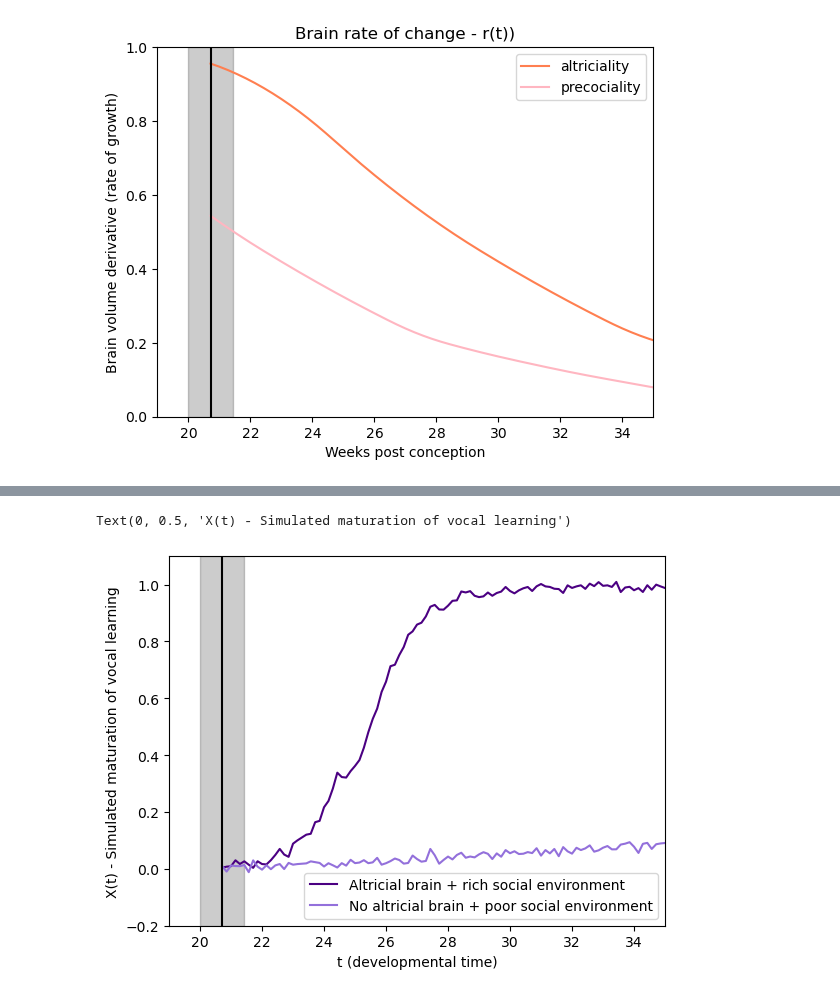
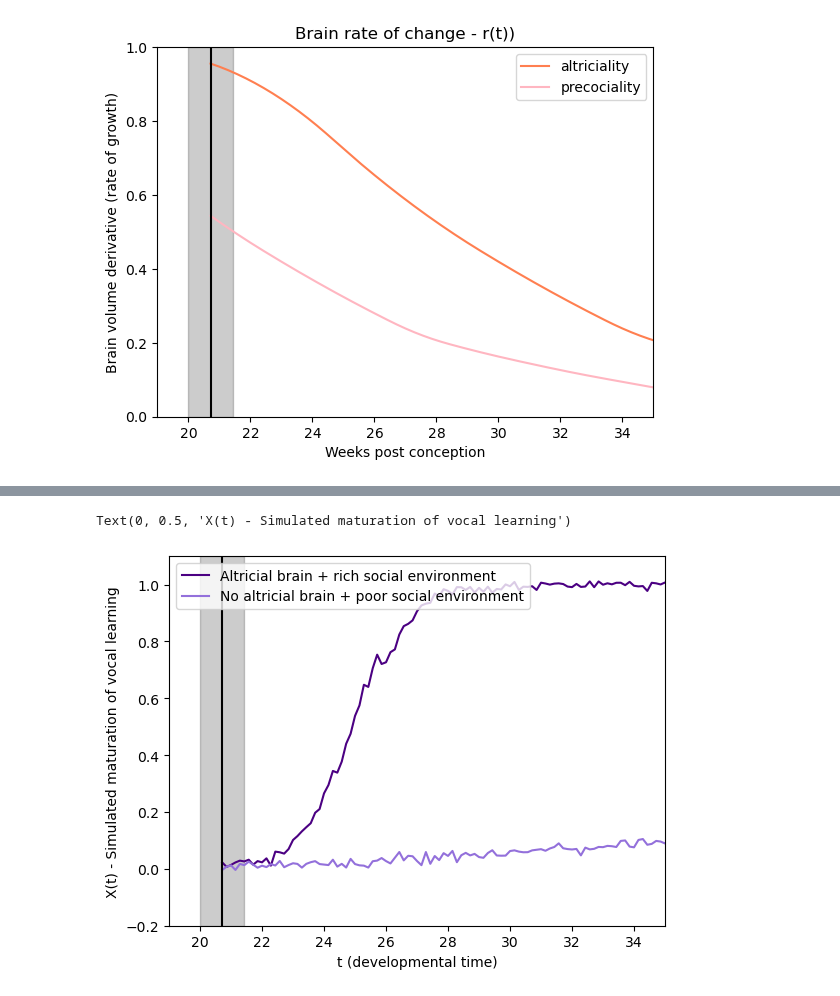
Before and after one commit to biagzi/altricial_brain_vocal_learning, a Jupyter notebook: code/Fig3.ipynb, the cells around one changed output, grey strips where cells are left out. Saved outputs shown, nothing was run; the diff lists cells and outputs as text; code cells hidden in the pictures.

```diff
--- a/code/Fig3.ipynb
+++ b/code/Fig3.ipynb
@@ -227,7 +227,4 @@ plt.savefig("{0}/figs/3C_copy.pdf".format(PYTHON_PATH),dpi = 800)
 # %%
-control_stimuli = 0
-end_stimuli = 3
-
 x0 = 0.01
 x1 = gestation_weeks
 x2 = 30
@@ -245,32 +242,32 @@ plt.plot(t, u, color,label = label)
 # s = final_low
 # label = "Altricial brain + poor social environment"
 # color = 'navajowhite'
 # u, t ,ri = logistic_stimuli(x0,dt,T,s,r,A,t0 = t0,stimuli=stimuli,noise_var=noise_var)
 # plt.plot(t, u, color,label = label)
 
 # r = brain_plasticity_precocial
 # s = final_high
 # label = "No altricial brain + rich social environment"
 # color = 'steelblue'
 # u, t ,ri = logistic_stimuli(x0,dt,T,s,r,A,t0 = t0,stimuli=stimuli,noise_var=noise_var)
 # plt.plot(t, u, color,label = label)
 
 r = brain_plasticity_precocial
 s = final_low
 label = "No altricial brain + poor social environment"
 color = 'mediumpurple'
 u, t ,ri = logistic_stimuli(x0,dt,T,s,r,A,t0 = t0,stimuli=stimuli,noise_var=noise_var)
 plt.plot(t, u, color,label = label)
 
 plt.axvline(x = gestation_weeks, color = "black",linestyle = '-')
 plt.axvspan(gestation_weeks - gestation_weeks_sd, gestation_weeks + gestation_weeks_sd, alpha=0.2, color='black')
 #plt.plot(t,brain_plasticity_altricial, color='orange')
 
-plt.legend(loc = "lower right")
+plt.legend(loc = "upper left")
 plt.xlim(19,35)
 plt.ylim(-0.2,1.1)
 plt.xlabel('t (developmental time)'); plt.ylabel('X(t) - Simulated maturation of vocal learning')
 #plt.savefig("{0}/figs/3D.pdf".format(PYTHON_PATH),dpi = 800)
 # %% [output]
 Text(0, 0.5, 'X(t) - Simulated maturation of vocal learning')
-[figure, old version]
+[figure, new version]
```
Also changed, not shown: parts of 1 cell of this notebook.
